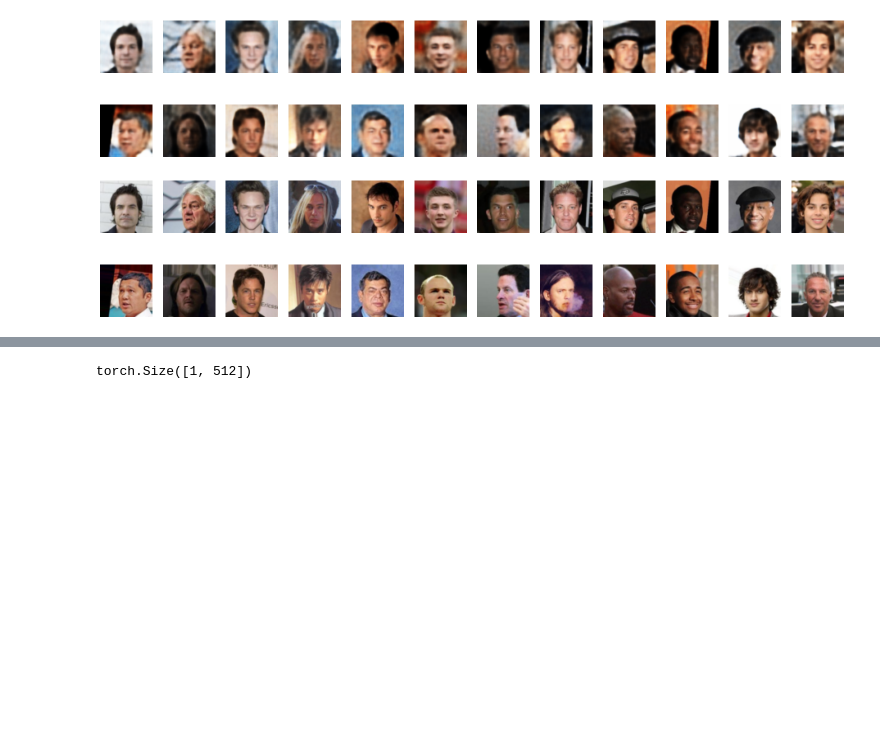
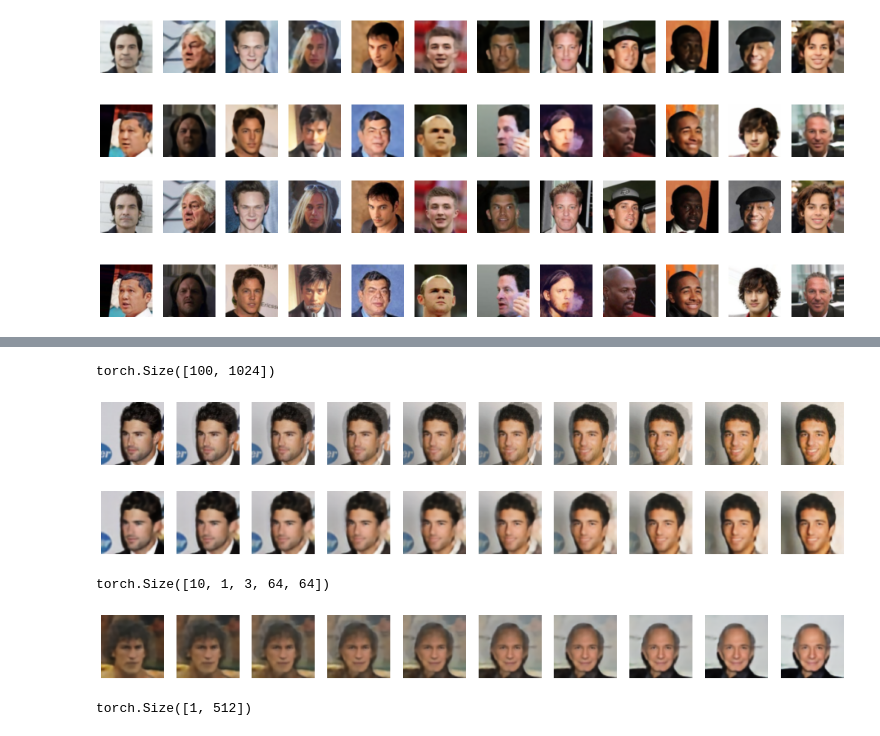
Before and after one commit to HeiseMax/ConformalAutoencoder, a Jupyter notebook: CelebA/view_celeba_small.ipynb, the cells around one changed output, grey strips where cells are left out. Cells and saved outputs as stored; diff of their text form; code cells hidden in the pictures; blank space fills up the shorter version.

```diff
--- a/CelebA/view_celeba_small.ipynb
+++ b/CelebA/view_celeba_small.ipynb
@@ -115,0 +176,2 @@ plt.show()
+# %%
+conformal_autoencoder.load_model_from_checkpoint("models/celeba_autoencoder_v1_2.pth")
@@ -116,3 +197,66 @@ plt.show()
+# %%
+test_data = val_dataset.get_sample(100, seed=42)[0]
+latent = conformal_autoencoder.encoder(test_data.to(device))
+latent.shape
+# %% [output]
+torch.Size([100, 1024])
+# %%
+index_1 = 25
+index_2 = 26
+steps = 10
+
+interpolated = []
+for alpha in torch.linspace(0, 1, steps):
+    interpol= (1 - alpha) * test_data[index_1] + alpha * test_data[index_2]
+    interpolated.append(interpol.unsqueeze(0))
+interpolated = torch.cat(interpolated, dim=0)
+
+plt.figure(figsize=(24, 5), dpi=80)
+for i in range(steps):
+    plt.subplot(2, 12, i + 1)
+    plt.imshow(interpolated[i].permute(1, 2, 0).detach().cpu())
+    plt.axis('off')
+plt.show()
+
+interpolated_recon = []
+latent1, latent2 = latent[[index_1, index_2]]
+for alpha in torch.linspace(0, 1, steps):
+    interpol_latent = (1 - alpha) * latent1 + alpha * latent2
+    recon = conformal_autoencoder.decoder(interpol_latent.unsqueeze(0))
+    interpolated_recon.append(recon.unsqueeze(0))
+interpolated_recon = torch.cat(interpolated_recon, dim=0)
+
+plt.figure(figsize=(24, 5), dpi=80)
+for i in range(steps):
+    plt.subplot(2, 12, i + 1)
+    plt.imshow(interpolated_recon[i][0].permute(1, 2, 0).detach().cpu())
+    plt.axis('off')
+plt.show()
+# %% [output]
+[figure, added]
+[figure, added]
+# %%
+
+index_1 = 0
+index_2 = 1
+steps = 10
+interpolated_recon = []
+latent1, latent2 = latent[[index_1, index_2]]
+for alpha in torch.linspace(0, 1, steps):
+    interpol_latent = (1 - alpha) * latent1 + alpha * latent2
+    recon = conformal_autoencoder.decoder(interpol_latent.unsqueeze(0))
+    interpolated_recon.append(recon.unsqueeze(0))
+interpolated_recon = torch.cat(interpolated_recon, dim=0)
+
+plt.figure(figsize=(24, 5), dpi=80)
+for i in range(steps):
+    plt.subplot(2, 12, i + 1)
+    plt.imshow(interpolated_recon[i][0].permute(1, 2, 0).detach().cpu())
+    plt.axis('off')
+plt.show()
+# %% [output]
+torch.Size([10, 1, 3, 64, 64])
+[figure, added]
 # %%
 from metrics_copy import evaluate_conformality
 
```
Also changed, not shown: parts of 12 cells of this notebook, 9 other files.
